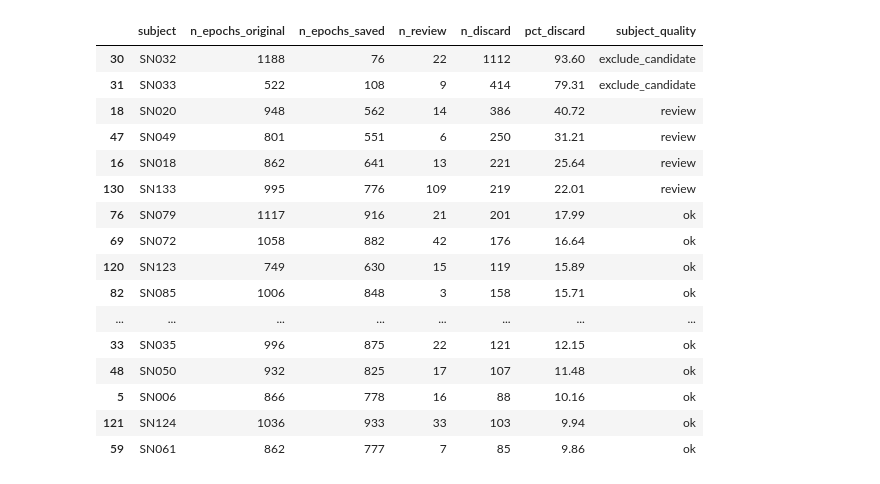
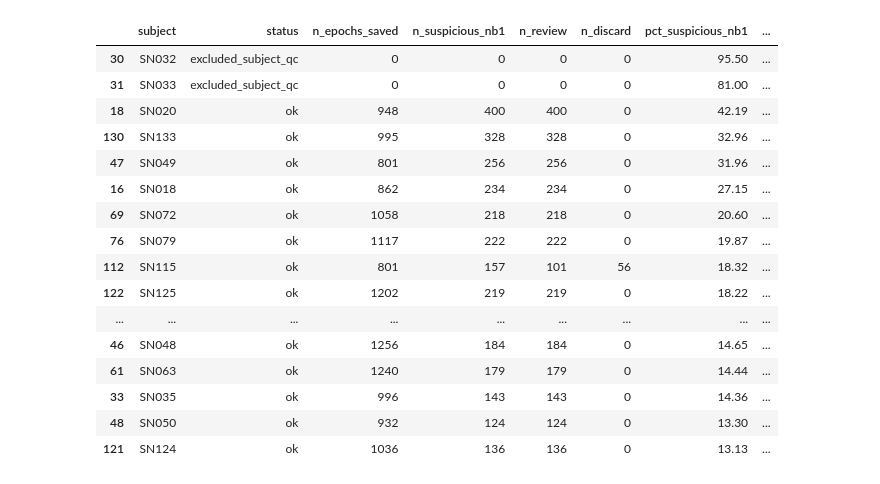
Before and after one commit to Lourdes-Tolotto/Automatic-Sleep-Staging, a Jupyter notebook: Notebooks/02_preprocessing.ipynb, the cells around one changed output. Saved outputs shown, nothing was run; the diff lists cells and outputs as text; code cells hidden in the pictures.

```diff
--- a/Notebooks/02_preprocessing.ipynb
+++ b/Notebooks/02_preprocessing.ipynb
@@ -852,0 +1015,19 @@ De esta manera, cada fragmento de señal queda correctamente vinculado con su an
+# %%
+def apply_resampling(raw, params):
+    """Reduce la frecuencia de muestreo a la frecuencia objetivo."""
+    original_sfreq = float(raw.info["sfreq"])
+    target_sfreq = float(params["target_sfreq"])
+
+    if np.isclose(original_sfreq, target_sfreq):
+        print(f"  Ya está en {target_sfreq:g} Hz — sin cambios.")
+        return raw
+
+    raw.resample(target_sfreq, verbose=False)
+
+    samples_per_epoch = int(round(
+        params["epoch_duration"] * target_sfreq
+    ))
+
+    print(f"  Resampling: {original_sfreq:g} Hz → {target_sfreq:g} Hz")
+    print(f"  Muestras por epoch: {samples_per_epoch}")
+    return raw
@@ -1768,57 +2144,68 @@ display(
 # %%
-def classify_subject_quality(pct_discard):
-    """
-    Clasifica la calidad global de un recording
-    según el porcentaje de epochs descartados.
-    """
+def classify_subject_quality(row):
+    """Clasificación descriptiva para revisión; no modifica el dataset."""
+    if row["status"] == "excluded_subject_qc":
+        return "excluded_subject_qc"
 
-    if pd.isna(pct_discard):
+    if row["status"] != "ok":
+        return "processing_issue"
+
+    pct_suspicious = row["pct_suspicious_nb1"]
+
+    if pd.isna(pct_suspicious):
         return "unknown"
-
-    if pct_discard >= 50:
-        return "exclude_candidate"
-
-    if pct_discard >= 20:
+    if pct_suspicious >= REVIEW_THRESHOLD_PCT:
+        return "review_high_suspicious"
+    if pct_suspicious >= 40:
         return "review"
-
     return "ok"
 
 
-df_results["subject_quality"] = (
-    df_results["pct_discard"]
-    .apply(classify_subject_quality)
+df_results["subject_quality"] = df_results.apply(
+    classify_subject_quality,
+    axis=1,
 )
 
 display(
     df_results[
         [
             "subject",
-            "n_epochs_original",
+            "status",
             "n_epochs_saved",
+            "n_suspicious_nb1",
             "n_review",
             "n_discard",
+            "pct_suspicious_nb1",
             "pct_discard",
             "subject_quality",
         ]
     ]
-    .sort_values("pct_discard", ascending=False)
+    .sort_values(
+        "pct_suspicious_nb1",
+        ascending=False,
+        na_position="last",
+    )
     .head(20)
 )
+
+# Actualizar processing_summary.csv con la clasificación descriptiva final
+df_results.to_csv(summary_path, index=False)
+print(f"Resumen actualizado: {summary_path}")
 # %% [output]
-|  | subject | n_epochs_original | n_epochs_saved | n_review | n_discard | pct_discard | subject_quality |
-| 30 | SN032 | 1188 | 76 | 22 | 1112 | 93.60 | exclude_candidate |
-| 31 | SN033 | 522 | 108 | 9 | 414 | 79.31 | exclude_candidate |
-| 18 | SN020 | 948 | 562 | 14 | 386 | 40.72 | review |
-| 47 | SN049 | 801 | 551 | 6 | 250 | 31.21 | review |
-| 16 | SN018 | 862 | 641 | 13 | 221 | 25.64 | review |
-| 130 | SN133 | 995 | 776 | 109 | 219 | 22.01 | review |
-| 76 | SN079 | 1117 | 916 | 21 | 201 | 17.99 | ok |
-| 69 | SN072 | 1058 | 882 | 42 | 176 | 16.64 | ok |
-| 120 | SN123 | 749 | 630 | 15 | 119 | 15.89 | ok |
-| 82 | SN085 | 1006 | 848 | 3 | 158 | 15.71 | ok |
-| ... | ... | ... | ... | ... | ... | ... | ... |
-| 33 | SN035 | 996 | 875 | 22 | 121 | 12.15 | ok |
-| 48 | SN050 | 932 | 825 | 17 | 107 | 11.48 | ok |
-| 5 | SN006 | 866 | 778 | 16 | 88 | 10.16 | ok |
-| 121 | SN124 | 1036 | 933 | 33 | 103 | 9.94 | ok |
-| 59 | SN061 | 862 | 777 | 7 | 85 | 9.86 | ok |
+|  | subject | status | n_epochs_saved | n_suspicious_nb1 | n_review | n_discard | pct_suspicious_nb1 | ... |
+| 30 | SN032 | excluded_subject_qc | 0 | 0 | 0 | 0 | 95.50 | ... |
+| 31 | SN033 | excluded_subject_qc | 0 | 0 | 0 | 0 | 81.00 | ... |
+| 18 | SN020 | ok | 948 | 400 | 400 | 0 | 42.19 | ... |
+| 130 | SN133 | ok | 995 | 328 | 328 | 0 | 32.96 | ... |
+| 47 | SN049 | ok | 801 | 256 | 256 | 0 | 31.96 | ... |
+| 16 | SN018 | ok | 862 | 234 | 234 | 0 | 27.15 | ... |
+| 69 | SN072 | ok | 1058 | 218 | 218 | 0 | 20.60 | ... |
+| 76 | SN079 | ok | 1117 | 222 | 222 | 0 | 19.87 | ... |
+| 112 | SN115 | ok | 801 | 157 | 101 | 56 | 18.32 | ... |
+| 122 | SN125 | ok | 1202 | 219 | 219 | 0 | 18.22 | ... |
+| ... | ... | ... | ... | ... | ... | ... | ... | ... |
+| 46 | SN048 | ok | 1256 | 184 | 184 | 0 | 14.65 | ... |
+| 61 | SN063 | ok | 1240 | 179 | 179 | 0 | 14.44 | ... |
+| 33 | SN035 | ok | 996 | 143 | 143 | 0 | 14.36 | ... |
+| 48 | SN050 | ok | 932 | 124 | 124 | 0 | 13.30 | ... |
+| 121 | SN124 | ok | 1036 | 136 | 136 | 0 | 13.13 | ... |
```
Also changed, not shown: parts of 70 cells of this notebook.
